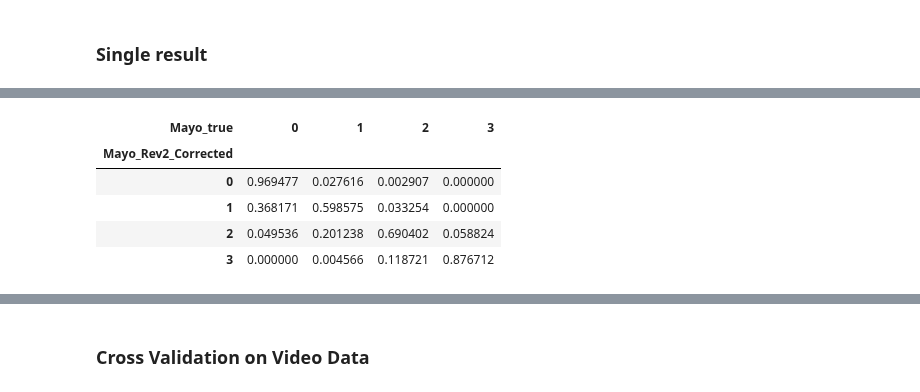
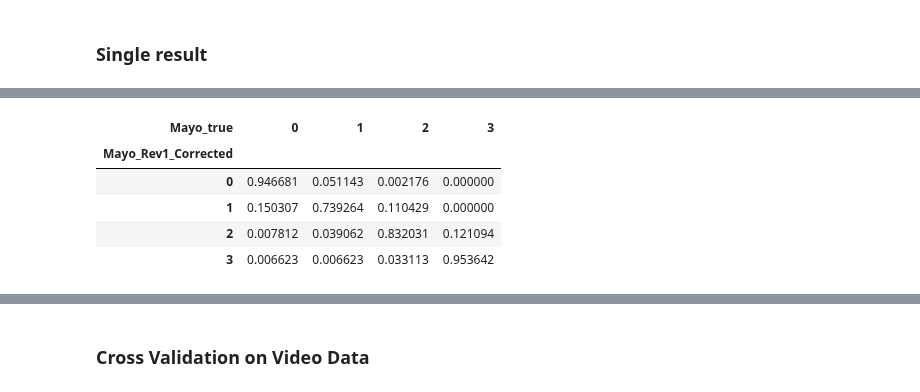
Before and after one commit to wenshuoliu/DLproj, a Jupyter notebook: UC_colonoscopy/phase3_adjudication.ipynb, the cells around one changed output, grey strips where cells are left out. Saved outputs shown, nothing was run; the diff lists cells and outputs as text; code cells hidden in the pictures.

```diff
--- a/UC_colonoscopy/phase3_adjudication.ipynb
+++ b/UC_colonoscopy/phase3_adjudication.ipynb
@@ -700,5 +714,5 @@ array([0.86261234, 0.85801092, 0.84547595, 0.84217488, 0.85860648,
 # %%
-tst_df = pd.read_csv(path+'CV_adjudication/tst_labels8.csv')
+tst_df = pd.read_csv(path+'CV_adjudication/tst_labels{}.csv'.format(tst_seed))
 tst_df = tst_df.reset_index(drop=True)
 tst_itr = validation_gen.flow_from_frame(data_path, tst_df, 'basefile', ['split0_123', 'split01_23', 'split012_3'],
                                      target_size=(256, 320), label_types = ['categorical']*3, batch_size=batch_size,
@@ -749,12 +789,12 @@ rev1, rev2
 # %%
-pd.crosstab(tst_df.Mayo_Rev2_Corrected, tst_df.adj_score, normalize='index')
+pd.crosstab(tst_df.Mayo_Rev1_Corrected, tst_df.adj_score, normalize='index')
 # %% [output]
 | Mayo_true | 0 | 1 | 2 | 3 |
-| Mayo_Rev2_Corrected |  |  |  |  |
-| 0 | 0.969477 | 0.027616 | 0.002907 | 0.000000 |
-| 1 | 0.368171 | 0.598575 | 0.033254 | 0.000000 |
-| 2 | 0.049536 | 0.201238 | 0.690402 | 0.058824 |
-| 3 | 0.000000 | 0.004566 | 0.118721 | 0.876712 |
+| Mayo_Rev1_Corrected |  |  |  |  |
+| 0 | 0.946681 | 0.051143 | 0.002176 | 0.000000 |
+| 1 | 0.150307 | 0.739264 | 0.110429 | 0.000000 |
+| 2 | 0.007812 | 0.039062 | 0.832031 | 0.121094 |
+| 3 | 0.006623 | 0.006623 | 0.033113 | 0.953642 |
 # %%
 thresh = 0.5
 print('Threshold:', thresh)
```
Also changed, not shown: parts of 34 cells of this notebook, 19 other files.
